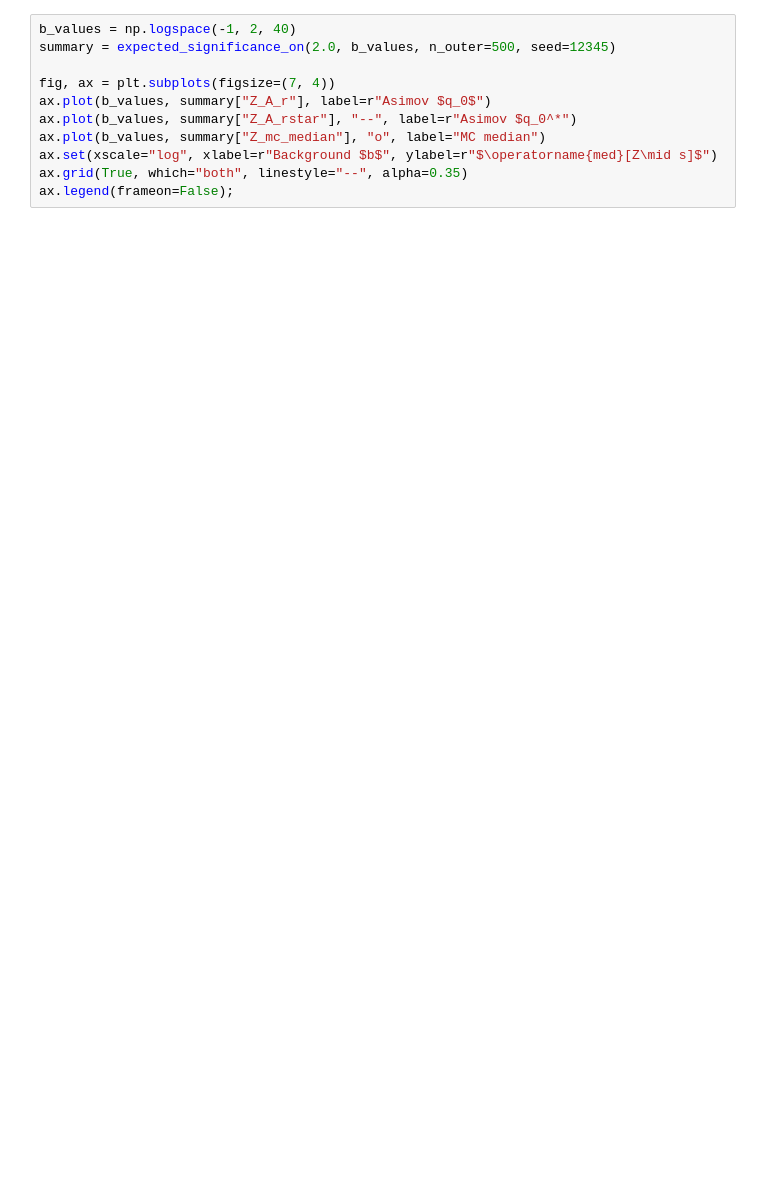
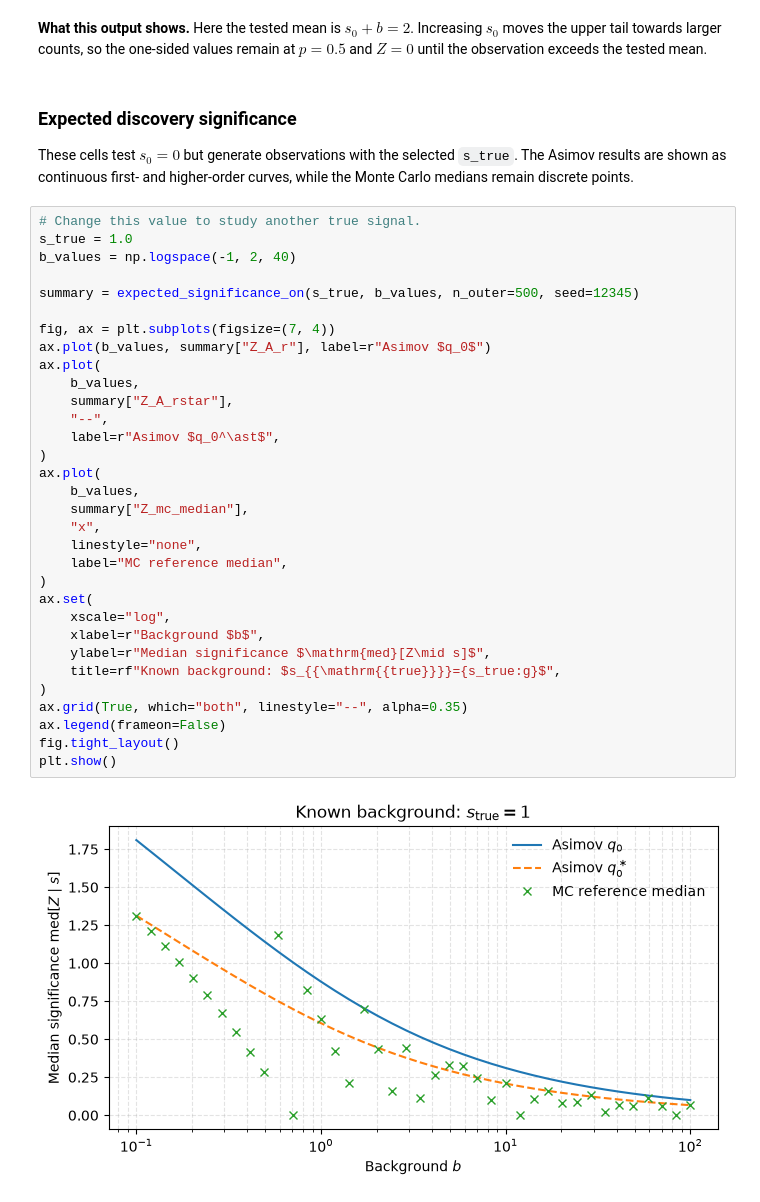
Before and after one commit to EnzoCanonero/count-significance, a Jupyter notebook: notebooks/playground.ipynb, the cells around one changed output. Drawn from its saved outputs; the diff is of its cells as text; blank space fills up the shorter version.

```diff
--- a/notebooks/playground.ipynb
+++ b/notebooks/playground.ipynb
@@ -31,11 +124,40 @@ The next cell compares the two Asimov approximations with the median from repeat
+# %% [markdown]
+**What this output shows.** Here the tested mean is $s_0+b=2$. Increasing $s_0$ moves the upper tail towards larger counts, so the one-sided values remain at $p=0.5$ and $Z=0$ until the observation exceeds the tested mean.
+# %% [markdown]
+### Expected discovery significance
+
+These cells test $s_0=0$ but generate observations with the selected `s_true`. The Asimov results are shown as continuous first- and higher-order curves, while the Monte Carlo medians remain discrete points.
 # %%
+# Change this value to study another true signal.
+s_true = 1.0
 b_values = np.logspace(-1, 2, 40)
-summary = expected_significance_on(2.0, b_values, n_outer=500, seed=12345)
+
+summary = expected_significance_on(s_true, b_values, n_outer=500, seed=12345)
 
 fig, ax = plt.subplots(figsize=(7, 4))
 ax.plot(b_values, summary["Z_A_r"], label=r"Asimov $q_0$")
-ax.plot(b_values, summary["Z_A_rstar"], "--", label=r"Asimov $q_0^*")
-ax.plot(b_values, summary["Z_mc_median"], "o", label="MC median")
-ax.set(xscale="log", xlabel=r"Background $b$", ylabel=r"$\operatorname{med}[Z\mid s]$")
+ax.plot(
+    b_values,
+    summary["Z_A_rstar"],
+    "--",
+    label=r"Asimov $q_0^\ast$",
+)
+ax.plot(
+    b_values,
+    summary["Z_mc_median"],
+    "x",
+    linestyle="none",
+    label="MC reference median",
+)
+ax.set(
+    xscale="log",
+    xlabel=r"Background $b$",
+    ylabel=r"Median significance $\mathrm{med}[Z\mid s]$",
+    title=rf"Known background: $s_{{\mathrm{{true}}}}={s_true:g}$",
+)
 ax.grid(True, which="both", linestyle="--", alpha=0.35)
-ax.legend(frameon=False);
+ax.legend(frameon=False)
+fig.tight_layout()
+plt.show()
+# %% [output]
+[figure, added]
```
Also changed, not shown: parts of 26 cells of this notebook, 1 other file.
